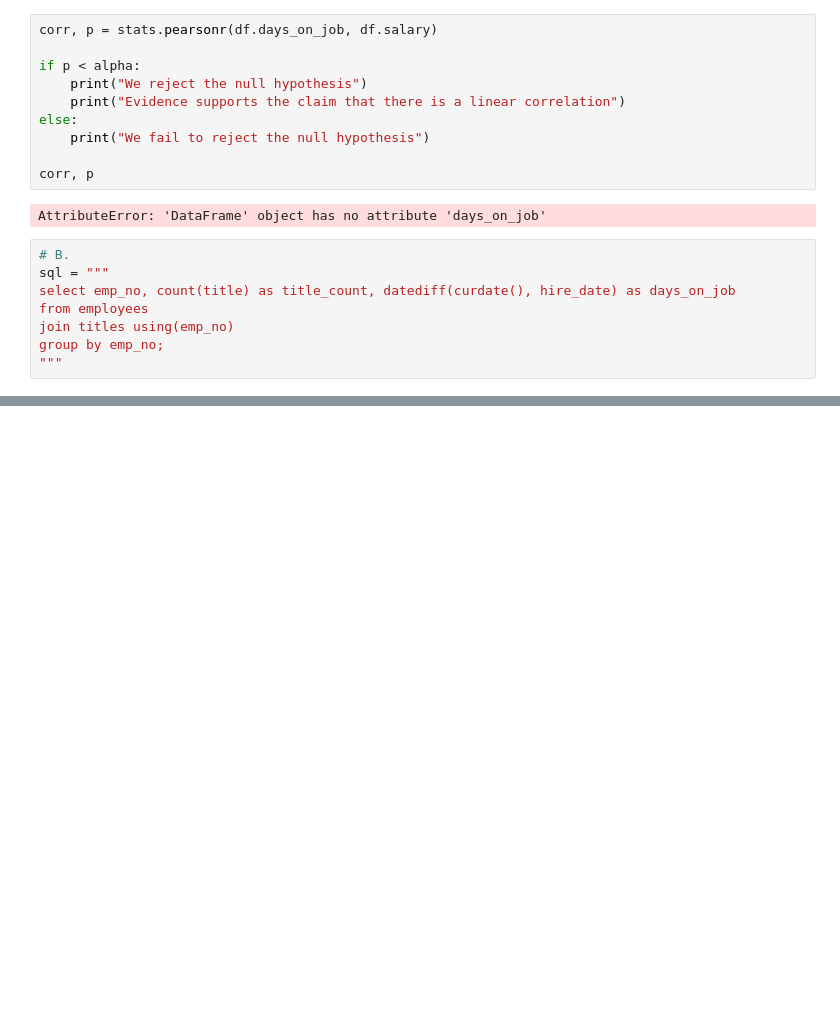
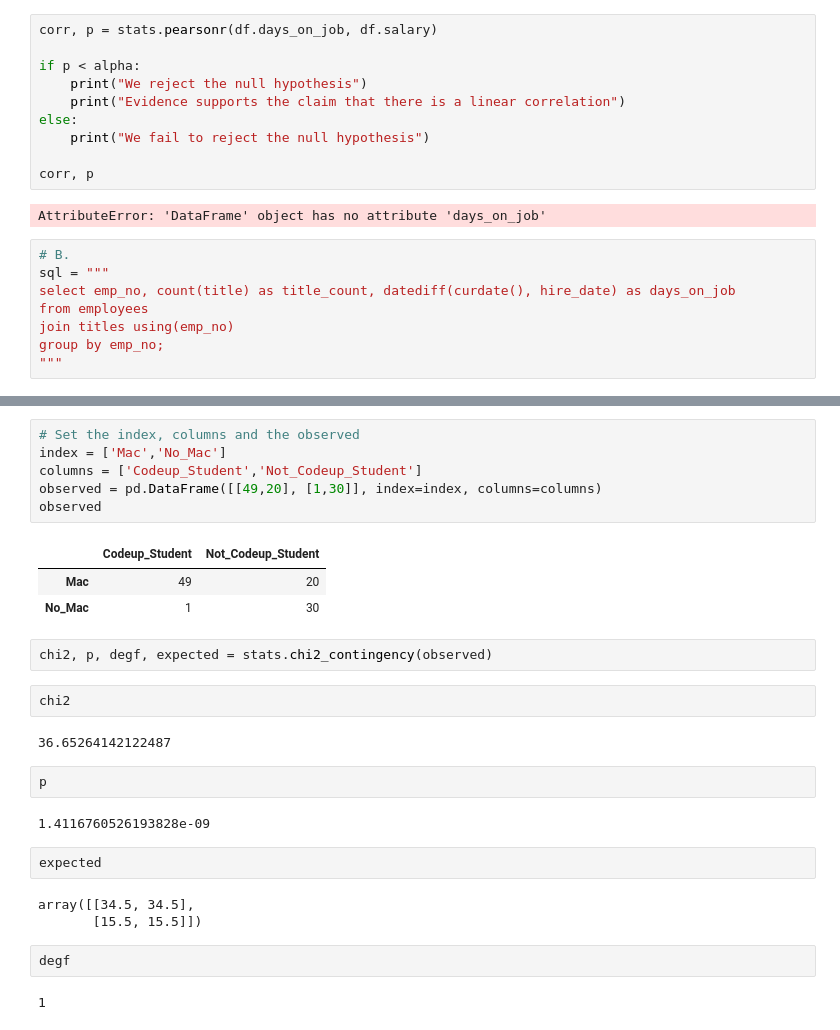
Before and after one commit to SLawsonWoods/statistics-exercises, a Jupyter notebook: hypothesis_testing.ipynb, the cells around one changed output, grey strips where cells are left out. Cells and saved outputs as stored; diff of their text form; blank space fills up the shorter version.

```diff
--- a/hypothesis_testing.ipynb
+++ b/hypothesis_testing.ipynb
@@ -599,0 +599,29 @@ df.head()
+# %%
+# Set the index, columns and the observed
+index = ['Mac','No_Mac']
+columns = ['Codeup_Student','Not_Codeup_Student']
+observed = pd.DataFrame([[49,20], [1,30]], index=index, columns=columns)
+observed
+# %% [output]
+|  | Codeup_Student | Not_Codeup_Student |
+| Mac | 49 | 20 |
+| No_Mac | 1 | 30 |
+# %%
+chi2, p, degf, expected = stats.chi2_contingency(observed)
+# %%
+chi2
+# %% [output]
+36.65264142122487
+# %%
+p
+# %% [output]
+1.4116760526193828e-09
+# %%
+expected
+# %% [output]
+array([[34.5, 34.5],
+       [15.5, 15.5]])
+# %%
+degf
+# %% [output]
+1
```
Also changed, not shown: parts of 26 cells of this notebook, 1 other file.
